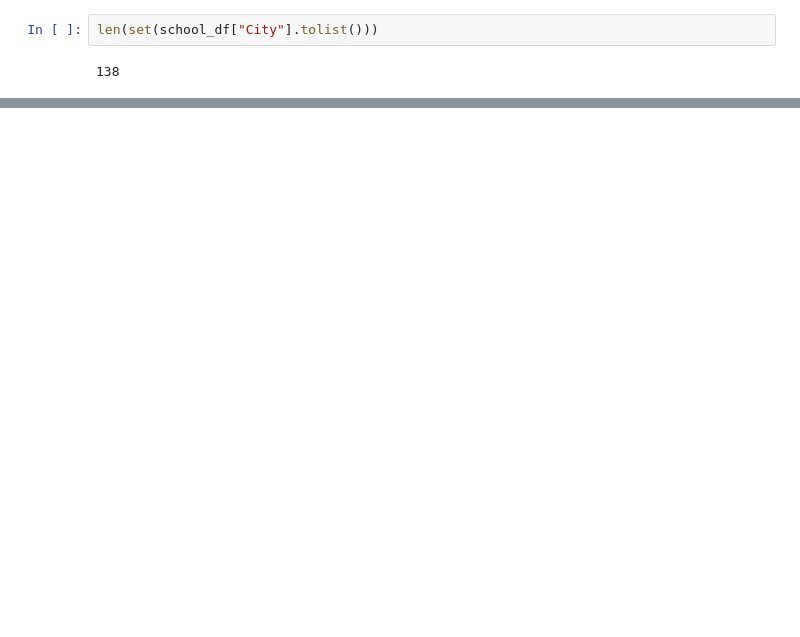
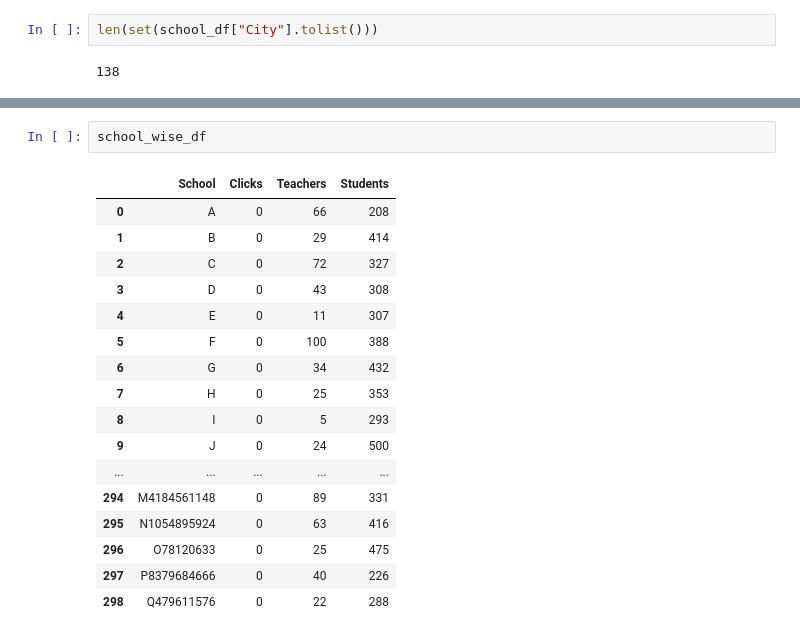
Before and after one commit to IndiaCFG2/team-9, a Jupyter notebook: Model/JPMC.ipynb, the cells around one changed output, grey strips where cells are left out. Cells and saved outputs as stored; diff of their text form; blank space fills up the shorter version.

```diff
--- a/Model/JPMC.ipynb
+++ b/Model/JPMC.ipynb
@@ -279,0 +418,20 @@ len(set(school_df["City"].tolist()))
+# %%
+school_wise_df
+# %% [output]
+|  | School | Clicks | Teachers | Students |
+| 0 | A | 0 | 66 | 208 |
+| 1 | B | 0 | 29 | 414 |
+| 2 | C | 0 | 72 | 327 |
+| 3 | D | 0 | 43 | 308 |
+| 4 | E | 0 | 11 | 307 |
+| 5 | F | 0 | 100 | 388 |
+| 6 | G | 0 | 34 | 432 |
+| 7 | H | 0 | 25 | 353 |
+| 8 | I | 0 | 5 | 293 |
+| 9 | J | 0 | 24 | 500 |
+| ... | ... | ... | ... | ... |
+| 294 | M4184561148 | 0 | 89 | 331 |
+| 295 | N1054895924 | 0 | 63 | 416 |
+| 296 | O78120633 | 0 | 25 | 475 |
+| 297 | P8379684666 | 0 | 40 | 226 |
+| 298 | Q479611576 | 0 | 22 | 288 |
```
Also changed, not shown: parts of 40 cells of this notebook, 4 other files.
